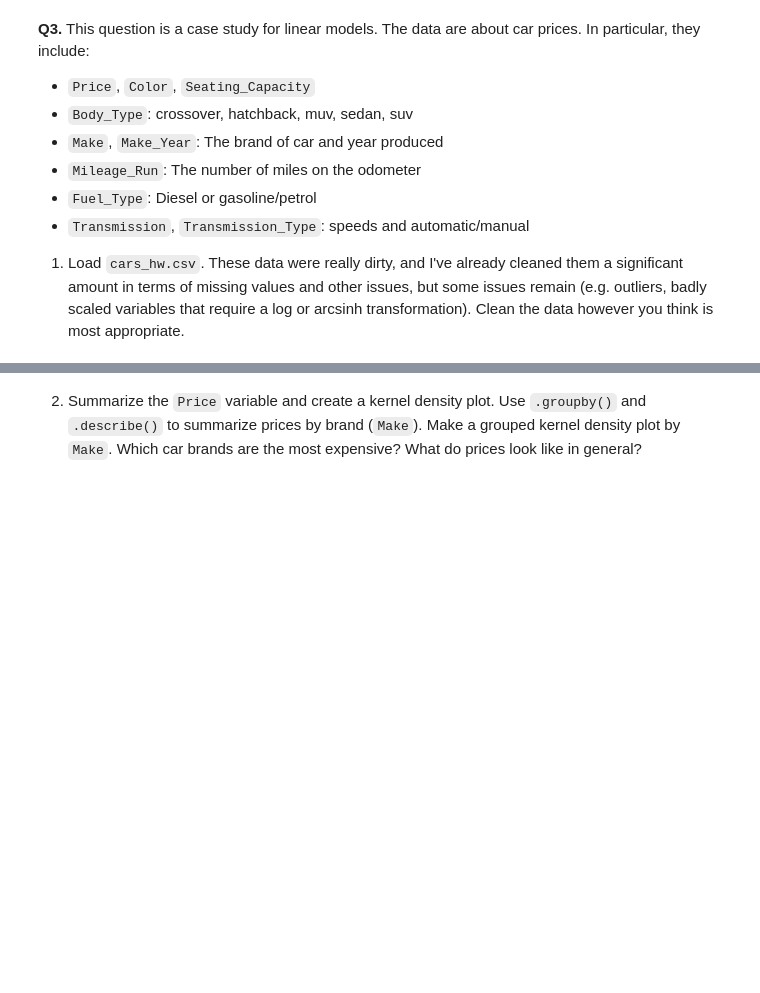
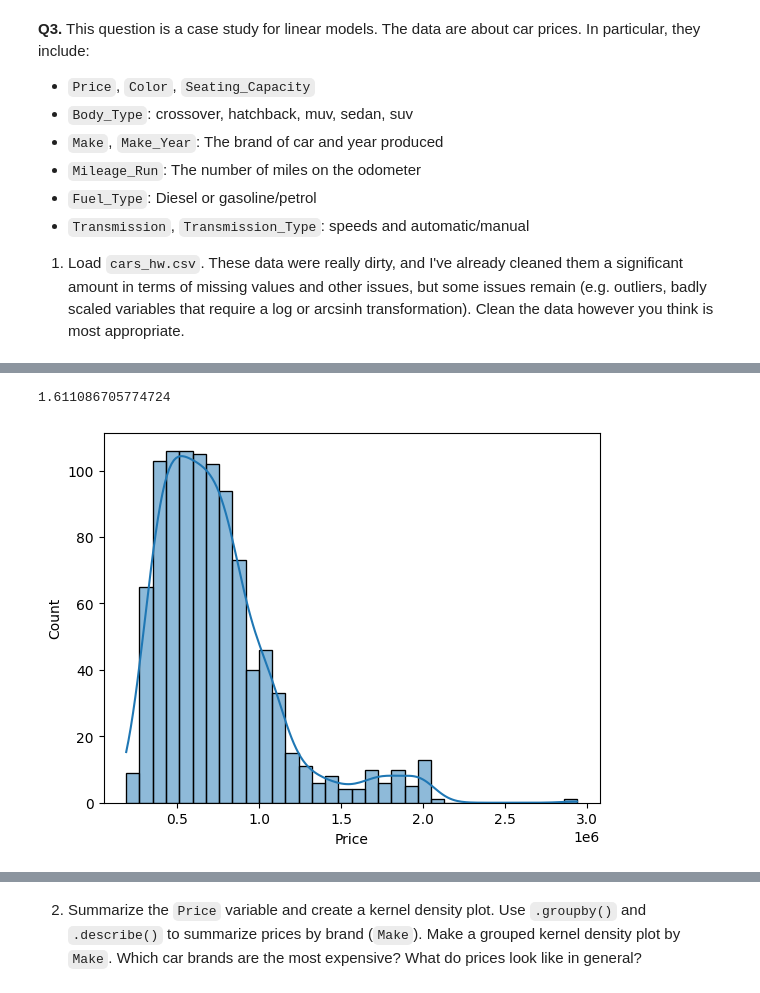
Before and after one commit to gsaunders5761/linearModels, a Jupyter notebook: assignment/assignment.ipynb, the cells around one changed output, grey strips where cells are left out. Cells and saved outputs as stored; diff of their text form; code cells hidden in the pictures; blank space fills up the shorter version.

```diff
--- a/assignment/assignment.ipynb
+++ b/assignment/assignment.ipynb
@@ -85,0 +94,6 @@ for var in num_vars:
+# %%
+sns.histplot(cp['Price'], kde=True)
+print(cp['Price'].skew())
+# %% [output]
+1.611086705774724
+[figure, added]
```
Also changed, not shown: parts of 15 cells of this notebook.
